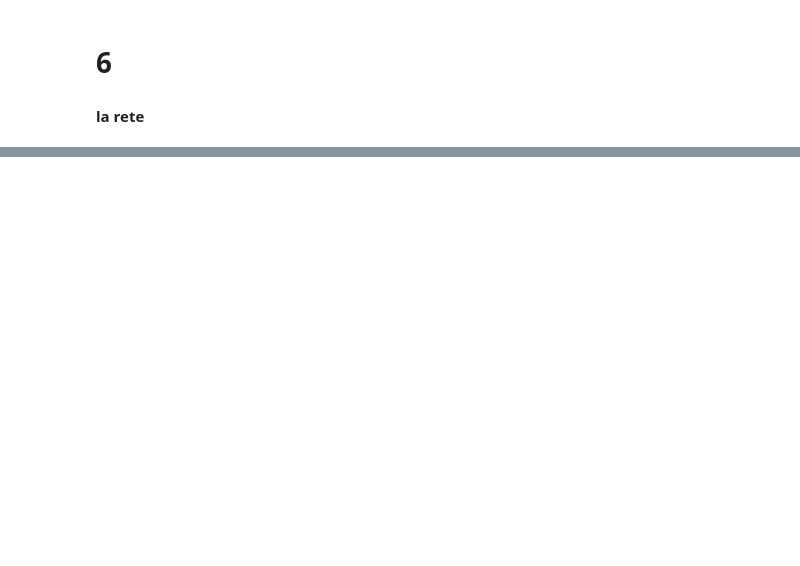
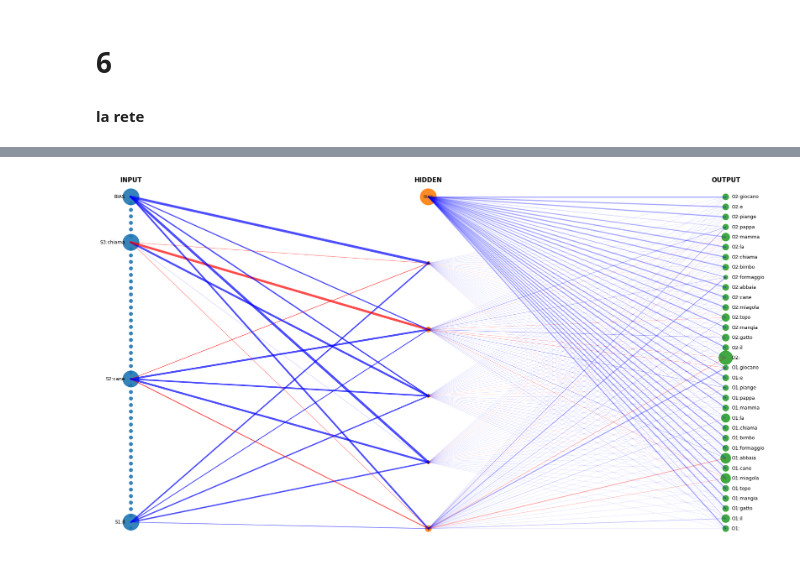
Before and after one commit to terna/SLM_ANN, a Jupyter notebook: ANNshowingActivationsPT_HiddenN_wordHist_showNN.ipynb, the cells around one changed output, grey strips where cells are left out. Saved outputs shown, nothing was run; the diff lists cells and outputs as text; code cells hidden in the pictures; blank space fills up the shorter version.

```diff
--- a/ANNshowingActivationsPT_HiddenN_wordHist_showNN.ipynb
+++ b/ANNshowingActivationsPT_HiddenN_wordHist_showNN.ipynb
@@ -561,0 +495,10 @@ plot_3layer_network(inExp, top_k_out=None, min_edge_strength=0.0, show_all_outpu
+# %%
+# usa la stessa tripletta dell'ultima cella
+if not parolaMancante:
+    inExp = build_inExp(inputPhrase[0], inputPhrase[1], inputPhrase[2])
+
+# Mostra tutti gli output (es. tutti e 16) e include i nodi di bias
+if not parolaMancante:
+    plot_3layer_network(inExp, top_k_out=None, min_edge_strength=0.0, show_all_outputs=True)
+# %% [output]
+[figure, added]
```
Also changed, not shown: parts of 11 cells of this notebook.
